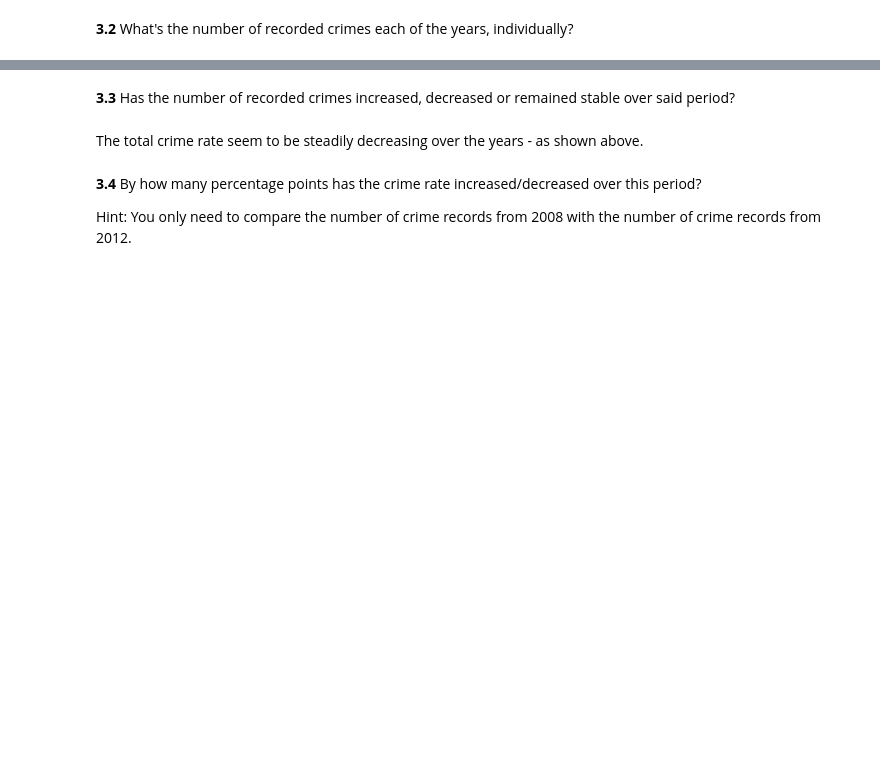
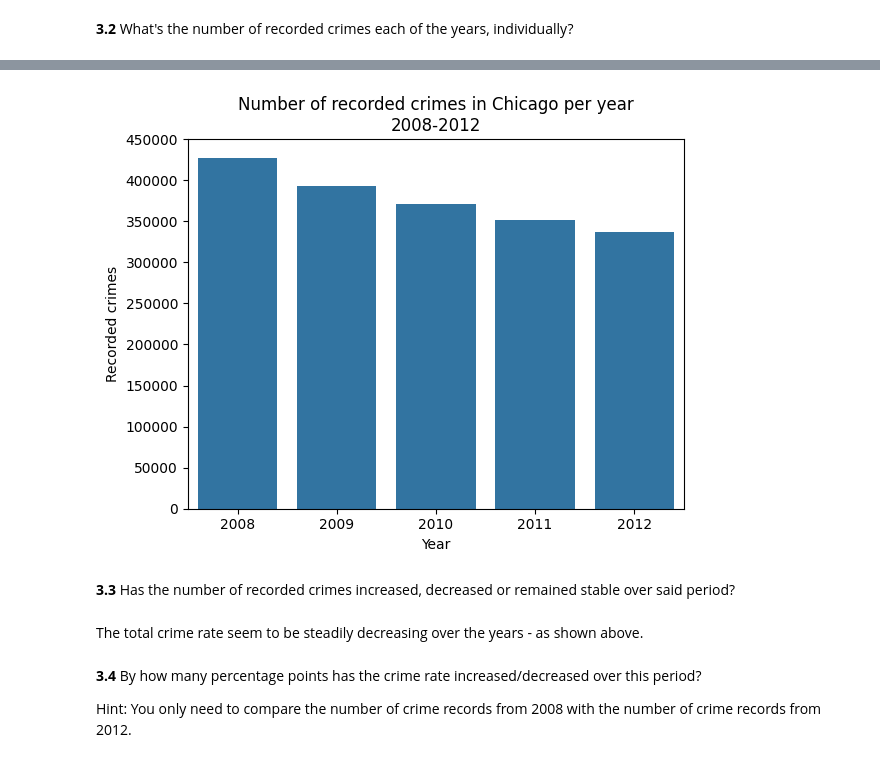
Before and after one commit to SVMino53/aiM24_Databehandling_Inlamning, a Jupyter notebook: chicago.ipynb, the cells around one changed output, grey strips where cells are left out. Saved outputs shown, nothing was run; the diff lists cells and outputs as text; code cells hidden in the pictures; blank space fills up the shorter version.

```diff
--- a/chicago.ipynb
+++ b/chicago.ipynb
@@ -159,2 +163,8 @@ All options above are completely valid! However, I want you to, for all columns
 # %% [markdown]
 **3.2** What's the number of recorded crimes each of the years, individually?
+# %%
+years = chicago_crime_2008_to_2012_df["Date"].dt.year.unique()
+num_records = [(chicago_crime_2008_to_2012_df["Date"].dt.year == year).sum() for year in years]
+
+chicago_crime_yearly_records_df = pd.DataFrame({"Year": years, "# Of Records": num_records}, index=None).sort_values("Year").set_index("Year", drop=True)
+chicago_crime_yearly_records_df
@@ -161,3 +179,11 @@ All options above are completely valid! However, I want you to, for all columns
+# %%
+ax = sns.barplot(chicago_crime_yearly_records_df, x="Year", y="# Of Records")
+ax.set_title("Number of recorded crimes in Chicago per year\n2008-2012")
+ax.set_ylim(0, 450000)
+ax.set_ylabel("Recorded crimes")
+plt.show()
+# %% [output]
+[figure, added]
 # %% [markdown]
 **3.3** Has the number of recorded crimes increased, decreased or remained stable over said period?
 # %% [markdown]
```
Also changed, not shown: parts of 5 cells of this notebook.
